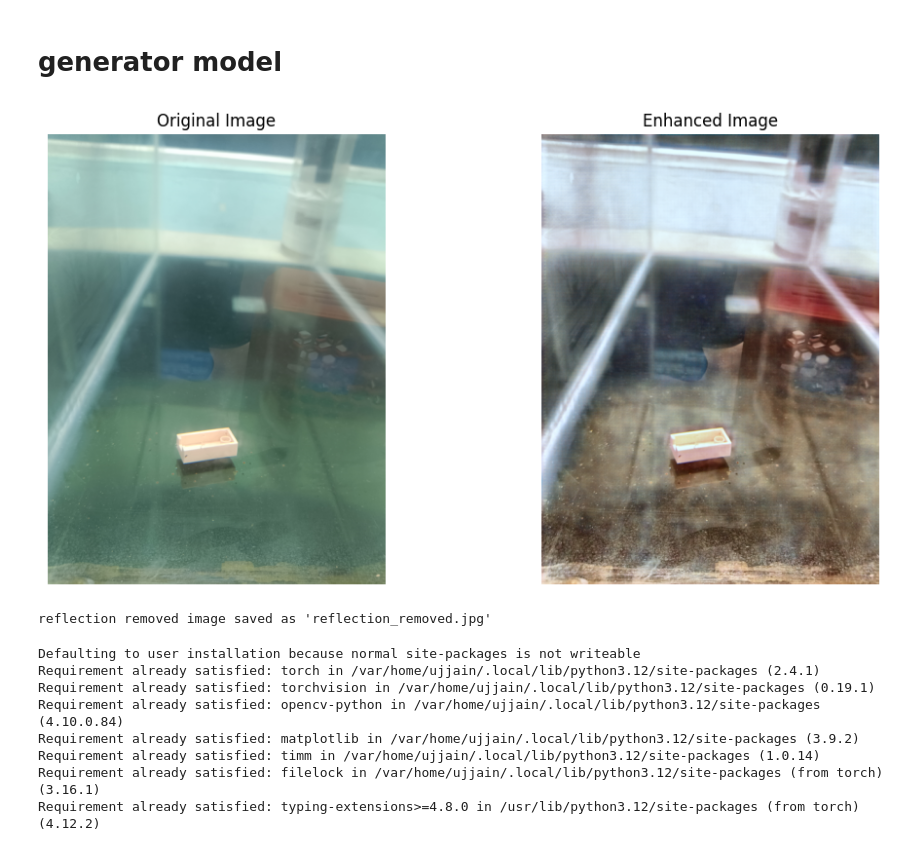
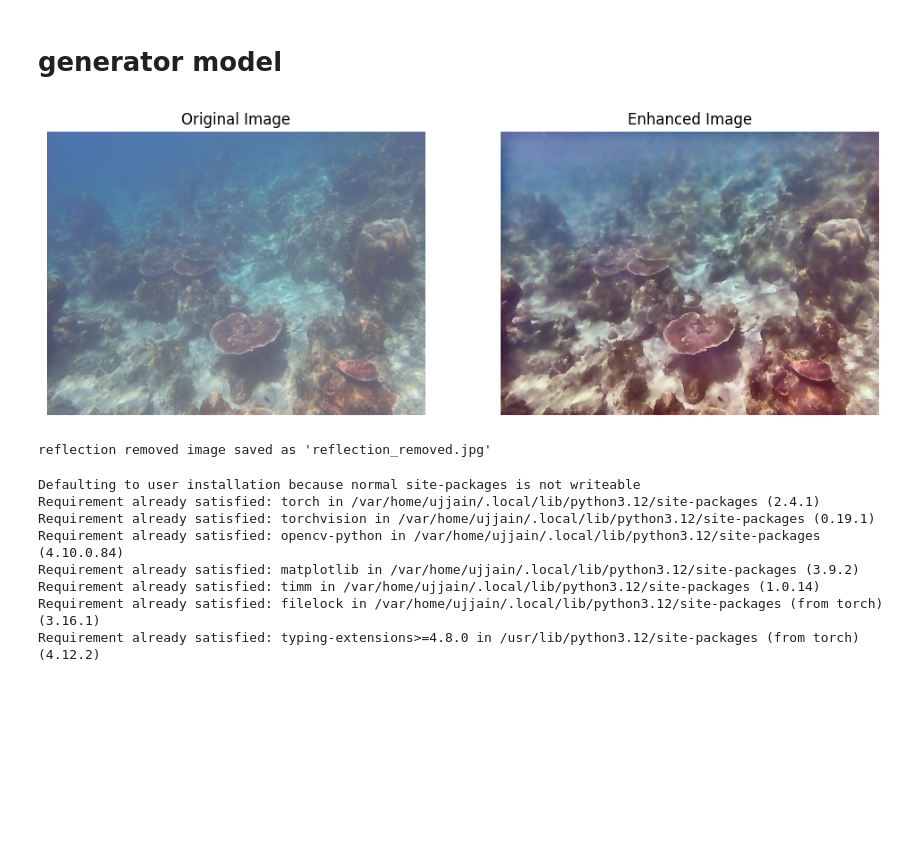
Before and after one commit to UjjwalPardeshi/reflection_removal_ai, a Jupyter notebook: main.ipynb, the cells around one changed output. Saved outputs shown, nothing was run; the diff lists cells and outputs as text; code cells hidden in the pictures; blank space fills up the shorter version.

```diff
--- a/main.ipynb
+++ b/main.ipynb
@@ -1,8 +1,6 @@
 # %% [markdown]
 # generator model
 # %%
-
-
 import torch
 import torch.nn as nn
 import torchvision.transforms as transforms
@@ -161,35 +159,35 @@ def enhance_image(generator, image_path, device):
 
     return enhanced_image
 
 # Main function
 def main():
     device = torch.device("cuda" if torch.cuda.is_available() else "cpu")
     generator_path = "model/funie_generator.pth"  # Update with correct path
-    image_path = "images_data/IMG_20250328_170400.jpg"  # Update with your image
+    image_path = "images_data/raw-890/122_img_.png"  # Update with your image
 
     generator = load_generator(generator_path, device)
     enhanced_image = enhance_image(generator, image_path, device)
 
     # Display original and enhanced images
     original_image = Image.open(image_path).convert("RGB")
     fig, ax = plt.subplots(1, 2, figsize=(12, 6))
     ax[0].imshow(original_image)
     ax[0].set_title("Original Image")
     ax[0].axis("off")
 
     ax[1].imshow(enhanced_image)
     ax[1].set_title("Enhanced Image")
     ax[1].axis("off")
     plt.show()
 
     # Save enhanced image
     enhanced_image.save("reflection_removed.jpg")
     print("reflection removed image saved as 'reflection_removed.jpg'")
 
 if __name__ == "__main__":
     main()
 # %% [output]
-[figure, old version]
+[figure, new version]
 reflection removed image saved as 'reflection_removed.jpg'
 # %%
 #-----------------------------------------------------------------------
```
Also changed, not shown: parts of 4 cells of this notebook, 1 other file.
